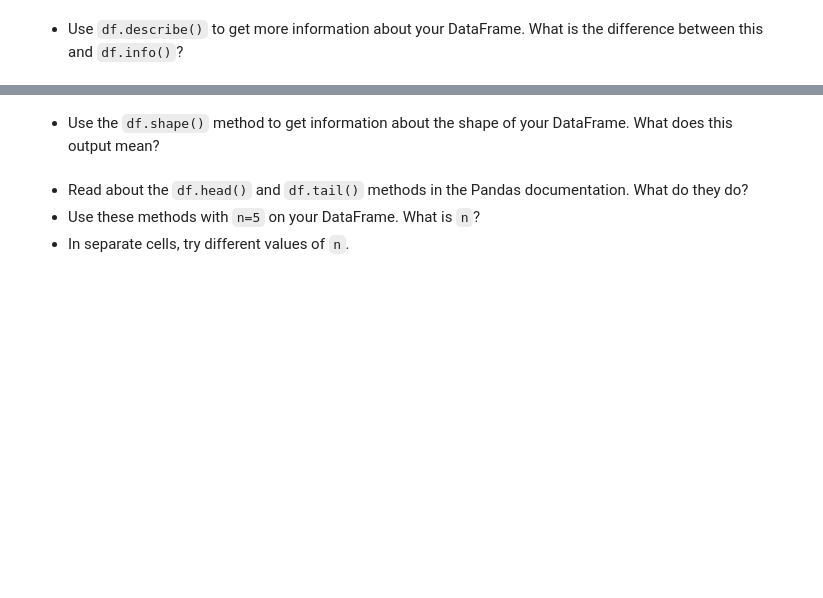
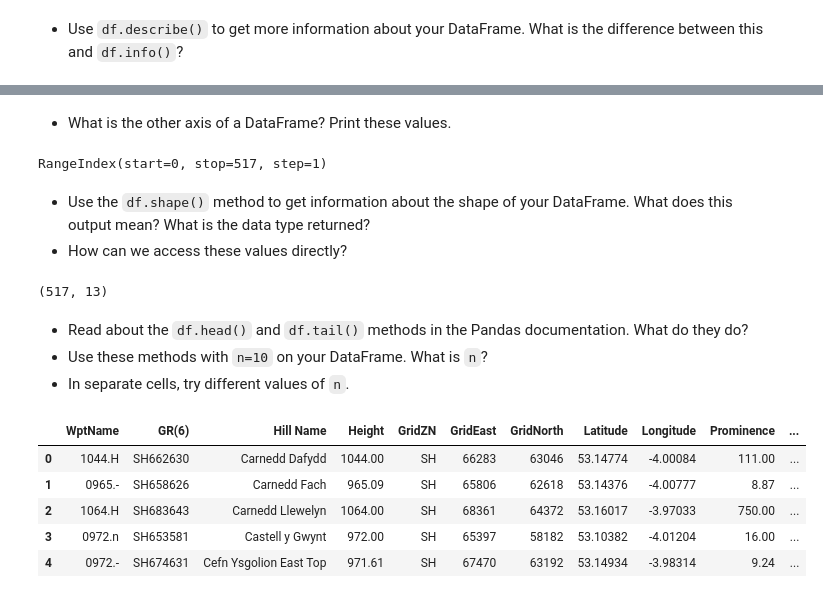
Before and after one commit to simonkirbysimonkirby/python-data-analysis-notebooks, a Jupyter notebook: src/data-analysis-task.ipynb, the cells around one changed output, grey strips where cells are left out. Drawn from its saved outputs; the diff is of its cells as text; code cells hidden in the pictures; blank space fills up the shorter version.

```diff
--- a/src/data-analysis-task.ipynb
+++ b/src/data-analysis-task.ipynb
@@ -27,2 +113,18 @@ This notebook is a longer exercise for students to complete in the third session
+# %% [markdown]
+* What is the other axis of a DataFrame? Print these values.
+# %%
+# The other dimension of a DataFrame is the index. In this case, this is a range index: an int for every row
+
+df.index
+# %% [output]
+RangeIndex(start=0, stop=517, step=1)
 # %% [markdown]
-* Use the `df.shape()` method to get information about the shape of your DataFrame. What does this output mean?
+* Use the `df.shape()` method to get information about the shape of your DataFrame. What does this output mean? What is the data type returned?
+* How can we access these values directly?
+# %%
+# 1. This shows us the number of rows in our DataFrame, and the number of columns.
+# 2. A tuple of ints is returned by df.shape
+
+df.shape
+# %% [output]
+(517, 13)
@@ -29,4 +139,15 @@ This notebook is a longer exercise for students to complete in the third session
 # %% [markdown]
 * Read about the `df.head()` and `df.tail()` methods in the Pandas documentation. What do they do?
-* Use these methods with `n=5` on your DataFrame. What is `n`?
+* Use these methods with `n=10` on your DataFrame. What is `n`?
 * In separate cells, try different values of `n`.
+# %%
+# Calling df.head() with no n parameter displays the first 5 rows of the DataFrame, as well as the column names/index
+
+df.head()
+# %% [output]
+|  | WptName | GR(6) | Hill Name | Height | GridZN | GridEast | GridNorth | Latitude | Longitude | Prominence | ... |
+| 0 | 1044.H | SH662630 | Carnedd Dafydd | 1044.00 | SH | 66283 | 63046 | 53.14774 | -4.00084 | 111.00 | ... |
+| 1 | 0965.- | SH658626 | Carnedd Fach | 965.09 | SH | 65806 | 62618 | 53.14376 | -4.00777 | 8.87 | ... |
+| 2 | 1064.H | SH683643 | Carnedd Llewelyn | 1064.00 | SH | 68361 | 64372 | 53.16017 | -3.97033 | 750.00 | ... |
+| 3 | 0972.n | SH653581 | Castell y Gwynt | 972.00 | SH | 65397 | 58182 | 53.10382 | -4.01204 | 16.00 | ... |
+| 4 | 0972.- | SH674631 | Cefn Ysgolion East Top | 971.61 | SH | 67470 | 63192 | 53.14934 | -3.98314 | 9.24 | ... |
```
Also changed, not shown: parts of 39 cells of this notebook.
